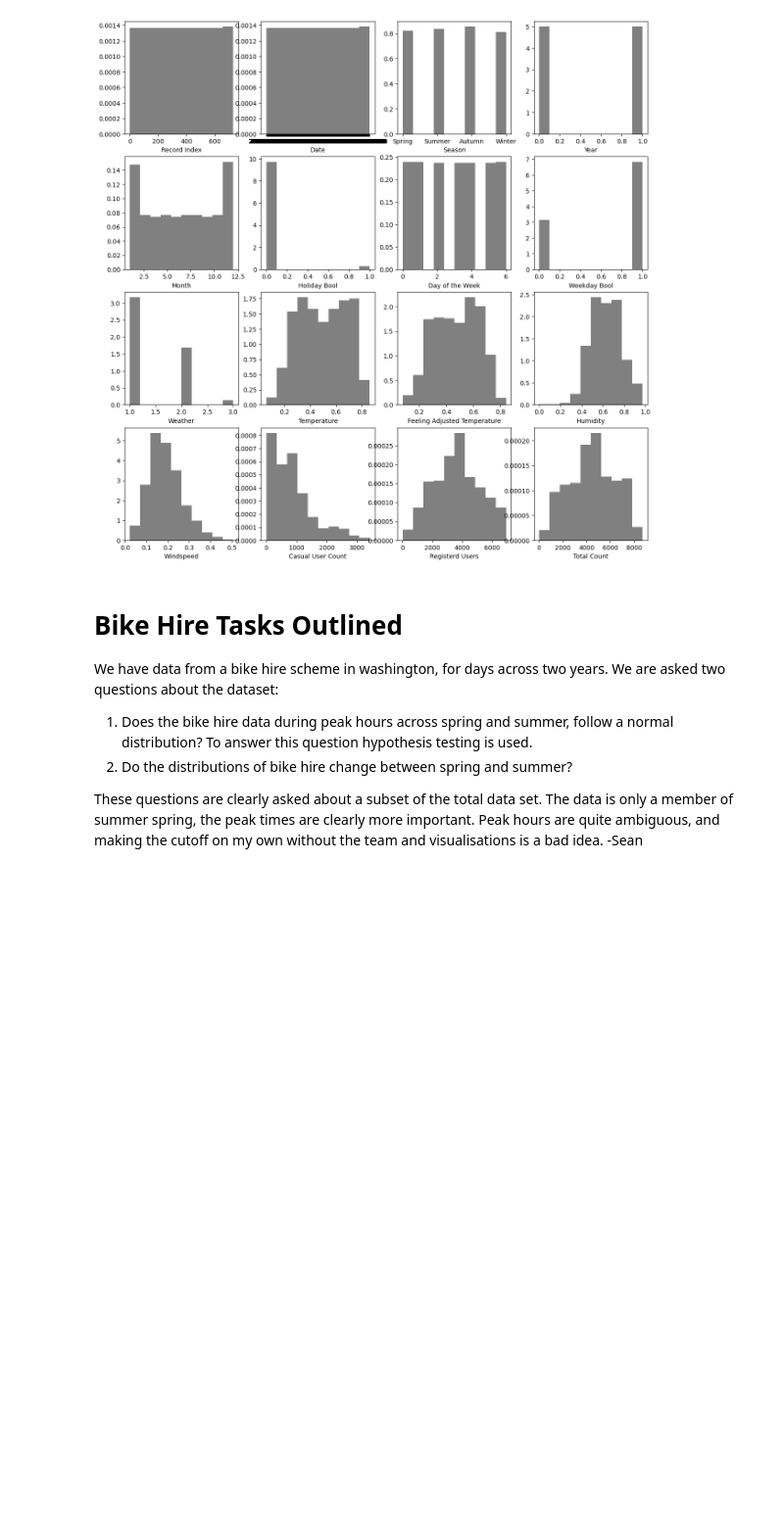
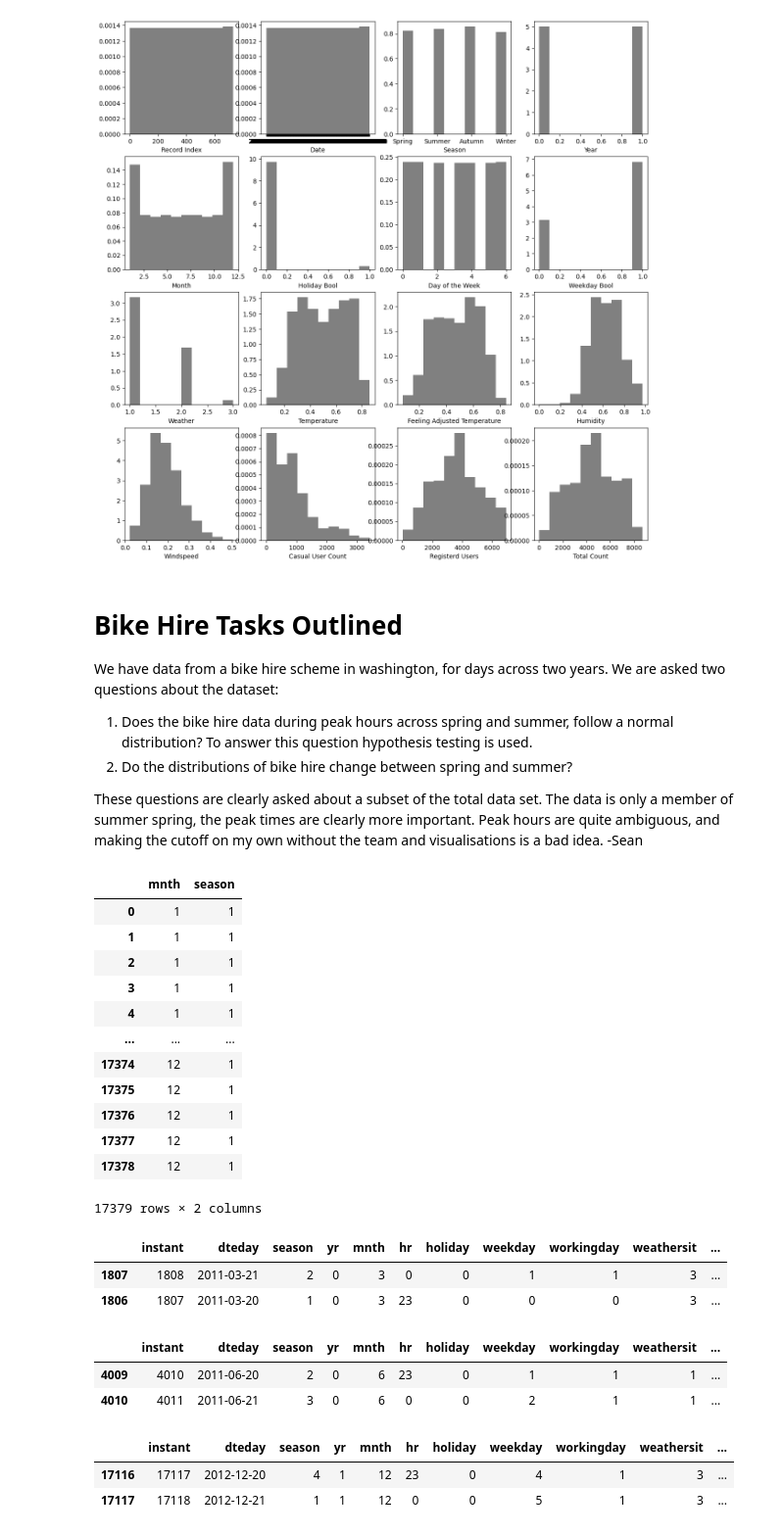
Before and after one commit to seancraven/stat_0028_group_09, a Jupyter notebook: Data_exploration.ipynb, the cells around one changed output. Shown: that part at 98% size. Cells and saved outputs as stored; diff of their text form; code cells hidden in the pictures; blank space fills up the shorter version.

```diff
--- a/Data_exploration.ipynb
+++ b/Data_exploration.ipynb
@@ -142,3 +254,37 @@ We have data from a bike hire scheme in washington, for days across two years. W
 2. Do the distributions of bike hire change between spring and summer?
 
 These questions are clearly asked about a subset of the total data set. The data is only a member of summer spring, the peak times are clearly more important. Peak hours are quite ambiguous, and making the cutoff on my own without the team and visualisations is a bad idea. -Sean
+# %%
+hourly.data[["mnth", "season"]]
+# %% [output]
+|  | mnth | season |
+| 0 | 1 | 1 |
+| 1 | 1 | 1 |
+| 2 | 1 | 1 |
+| 3 | 1 | 1 |
+| 4 | 1 | 1 |
+| ... | ... | ... |
+| 17374 | 12 | 1 |
+| 17375 | 12 | 1 |
+| 17376 | 12 | 1 |
+| 17377 | 12 | 1 |
+| 17378 | 12 | 1 |
+17379 rows × 2 columns
+# %%
+hourly.data.iloc[[1807,1806]]
+# %% [output]
+|  | instant | dteday | season | yr | mnth | hr | holiday | weekday | workingday | weathersit | ... |
+| 1807 | 1808 | 2011-03-21 | 2 | 0 | 3 | 0 | 0 | 1 | 1 | 3 | ... |
+| 1806 | 1807 | 2011-03-20 | 1 | 0 | 3 | 23 | 0 | 0 | 0 | 3 | ... |
+# %%
+hourly.data.iloc[[4009,4010]]
+# %% [output]
+|  | instant | dteday | season | yr | mnth | hr | holiday | weekday | workingday | weathersit | ... |
+| 4009 | 4010 | 2011-06-20 | 2 | 0 | 6 | 23 | 0 | 1 | 1 | 1 | ... |
+| 4010 | 4011 | 2011-06-21 | 3 | 0 | 6 | 0 | 0 | 2 | 1 | 1 | ... |
+# %%
+hourly.data.iloc[[17116,17117]]
+# %% [output]
+|  | instant | dteday | season | yr | mnth | hr | holiday | weekday | workingday | weathersit | ... |
+| 17116 | 17117 | 2012-12-20 | 4 | 1 | 12 | 23 | 0 | 4 | 1 | 3 | ... |
+| 17117 | 17118 | 2012-12-21 | 1 | 1 | 12 | 0 | 0 | 5 | 1 | 3 | ... |
```
Also changed, not shown: parts of 8 cells of this notebook, 2 other files.
